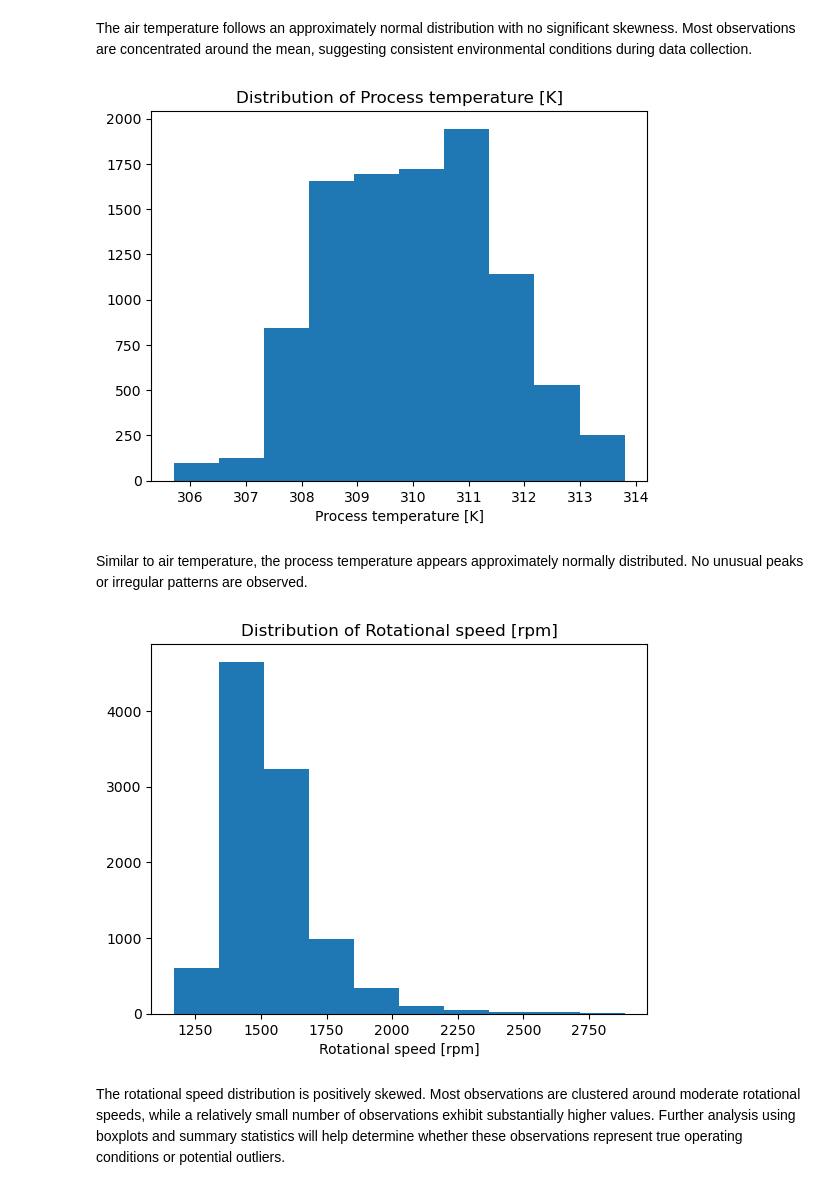
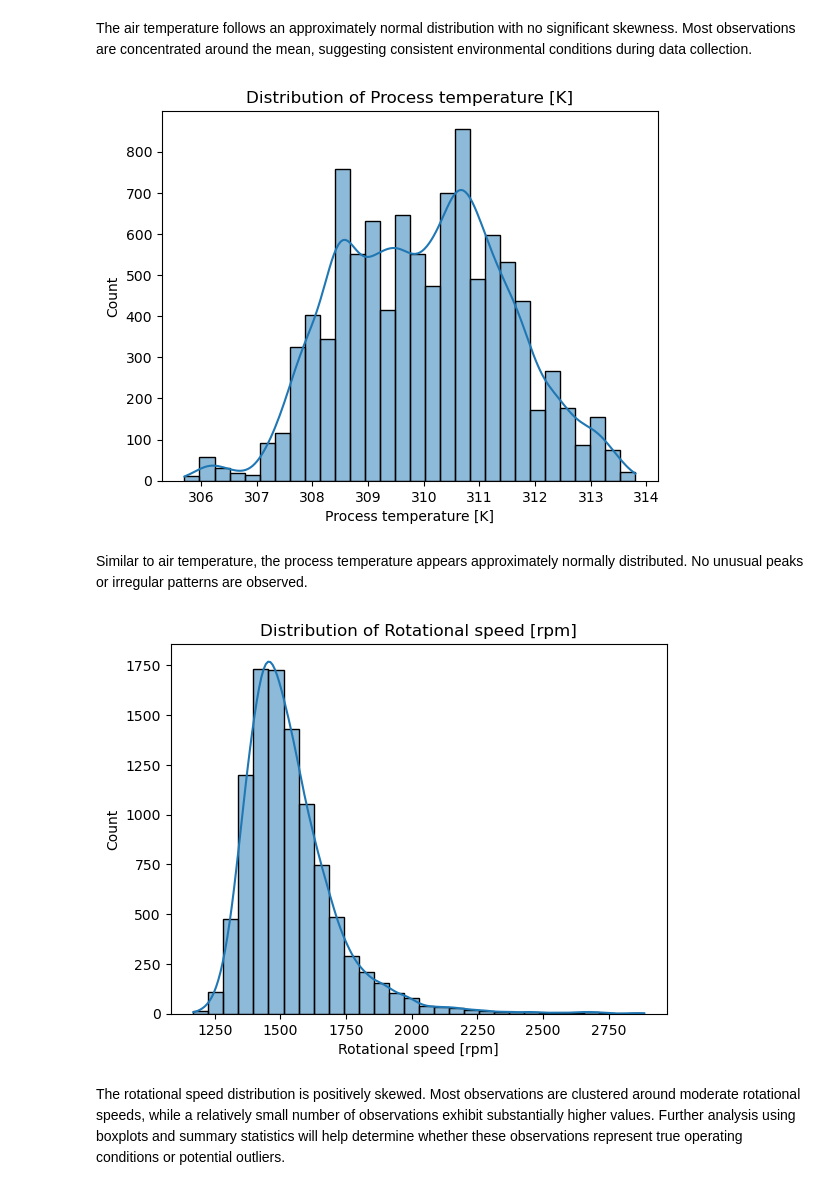
Before and after one commit to NikolaDzoni00/PredictiveMaintenance, a Jupyter notebook: PredictiveMaintenance.ipynb, the cells around one changed output. Drawn from its saved outputs; the diff is of its cells as text; code cells hidden in the pictures.

```diff
--- a/PredictiveMaintenance.ipynb
+++ b/PredictiveMaintenance.ipynb
@@ -100,21 +100,21 @@ plt.show()
 # %% [markdown]
 The air temperature follows an approximately normal distribution with no significant skewness. Most observations are concentrated around the mean, suggesting consistent environmental conditions during data collection.
 # %%
-plt.hist(data['Process temperature [K]'])
+sb.histplot(data['Process temperature [K]'], bins = 30, kde = True, edgecolor = 'black')
 plt.title("Distribution of Process temperature [K]")
 plt.xlabel("Process temperature [K]")
 plt.show()
 # %% [output]
-[figure, old version]
+[figure, new version]
 # %% [markdown]
 Similar to air temperature, the process temperature appears approximately normally distributed. No unusual peaks or irregular patterns are observed.
 # %%
-plt.hist(data['Rotational speed [rpm]'])
+sb.histplot(data['Rotational speed [rpm]'], bins = 30, kde = True, edgecolor = 'black')
 plt.title("Distribution of Rotational speed [rpm]")
 plt.xlabel("Rotational speed [rpm]")
 plt.show()
 # %% [output]
-[figure, old version]
+[figure, new version]
 # %% [markdown]
 The rotational speed distribution is positively skewed. Most observations are clustered around moderate rotational speeds, while a relatively small number of observations exhibit substantially higher values. Further analysis using boxplots and summary statistics will help determine whether these observations represent true operating conditions or potential outliers.
 # %%
```
Also changed, not shown: parts of 54 cells of this notebook.
